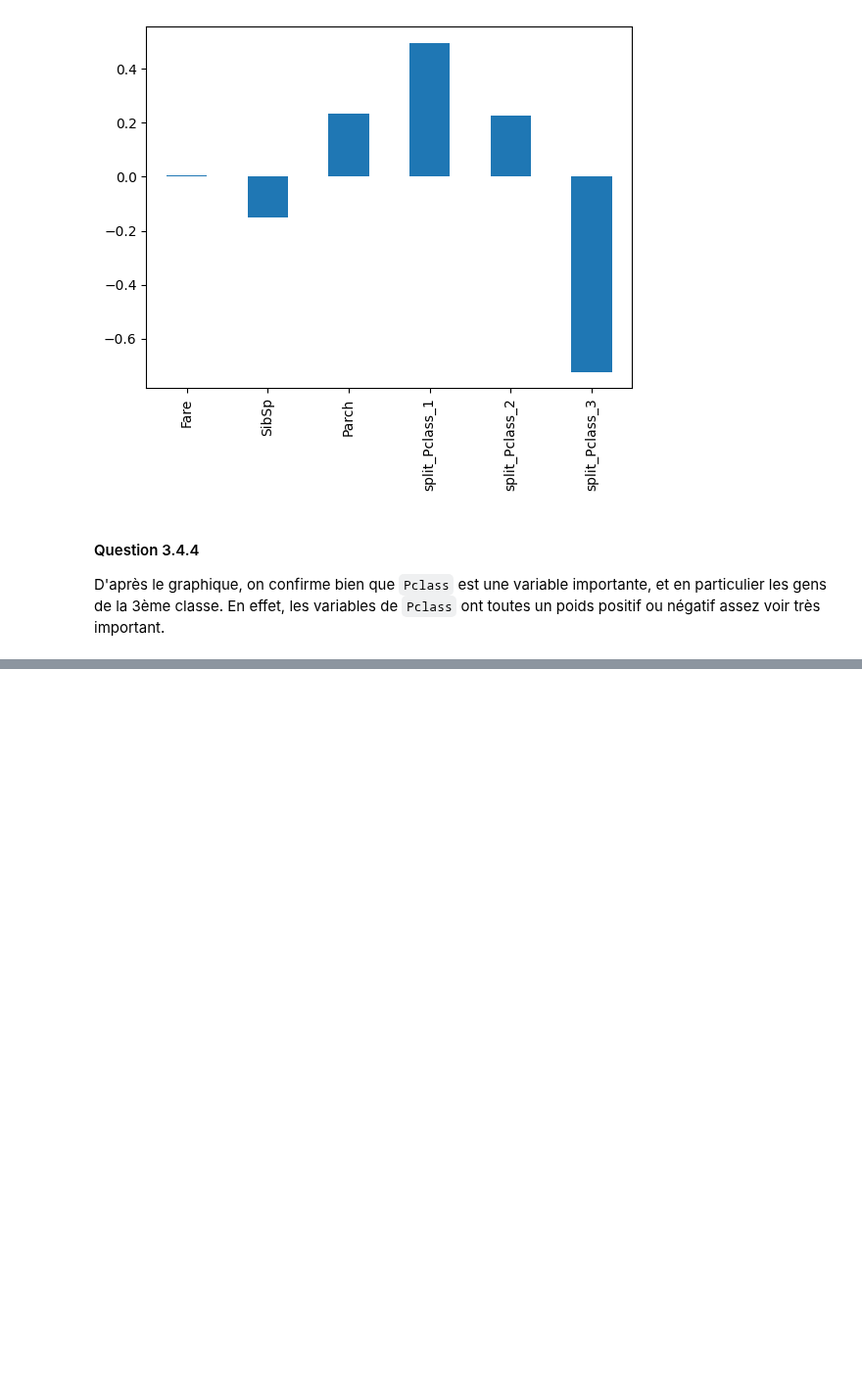
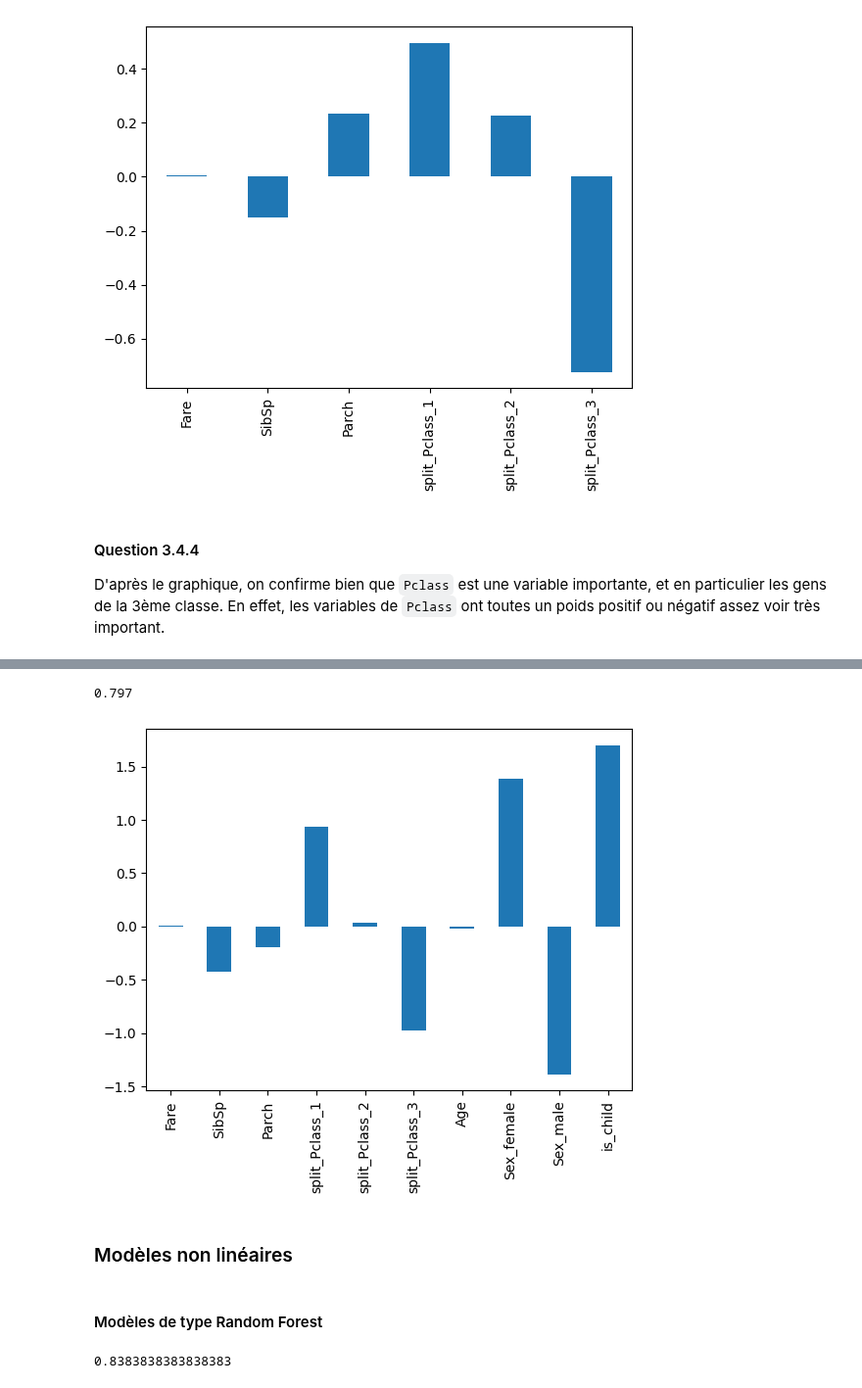
Before and after one commit to antocreadev/L3SINF_scikit-learn-machine-learning-python, a Jupyter notebook: tp2_sklearn.ipynb, the cells around one changed output, grey strips where cells are left out. Shown at 98% size. Saved outputs shown, nothing was run; the diff lists cells and outputs as text; code cells hidden in the pictures; blank space fills up the shorter version.

```diff
--- a/tp2_sklearn.ipynb
+++ b/tp2_sklearn.ipynb
@@ -238,0 +291,3 @@ En effet, les variables de `Pclass` ont toutes un poids positif ou négatif asse
+# %%
+X_train_3['is_child'] = X_train_3.Age < 8
+X_train_3.head()
@@ -238,0 +302,24 @@ En effet, les variables de `Pclass` ont toutes un poids positif ou négatif asse
+# %%
+score_train_4 = compute_score(LogisticRegression(), X_train_3, y_train_3)
+score_train_4
+# %% [output]
+0.797
+# %%
+lr = LogisticRegression(max_iter=1000)
+lr.fit(X_train_3, y_train_3)
+plot_coef = plot_lr_coefs(X_train_3, lr)
+plot_coef
+# %% [output]
+[figure, added]
+# %% [markdown]
+### Modèles non linéaires
+# %% [markdown]
+#### Modèles de type Random Forest
+# %%
+# Random Forest
+model = RandomForestClassifier(n_estimators=100, max_depth=5, random_state=1)
+model.fit(X_train_3, y_train_3)
+score_rf = model.score(X_train_3, y_train_3)
+score_rf
+# %% [output]
+0.8383838383838383
```
Also changed, not shown: parts of 48 cells of this notebook.
